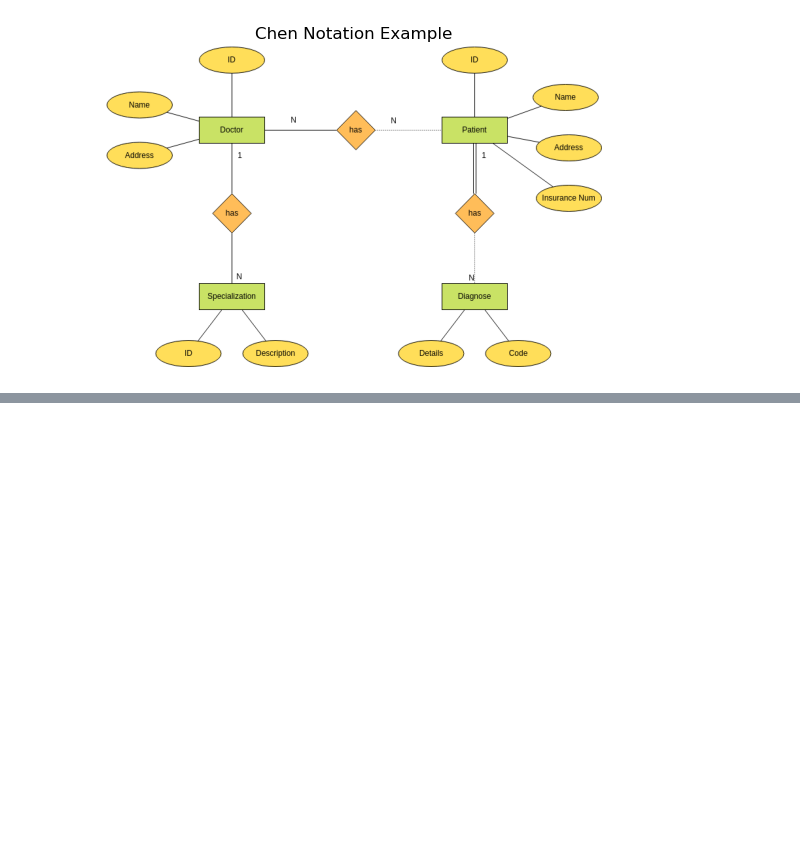
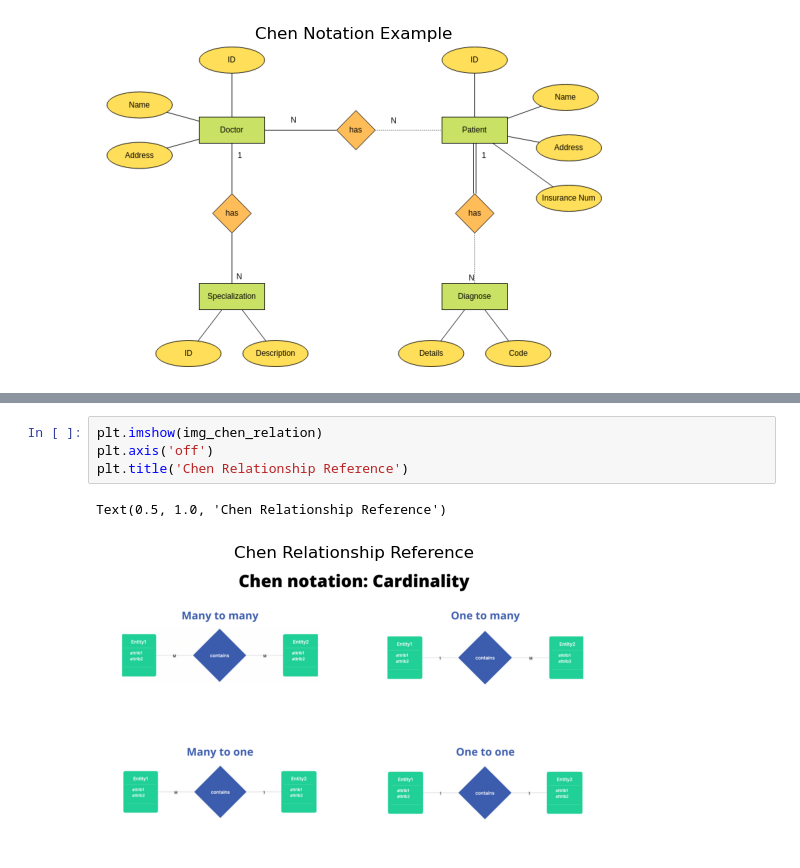
Before and after one commit to Trevor-Amadeus-Fingland/analytics-engineering-notes, a Jupyter notebook: analytics_engineering_folder/udemy-notes.ipynb, the cells around one changed output, grey strips where cells are left out. Cells and saved outputs as stored; diff of their text form; blank space fills up the shorter version.

```diff
--- a/analytics_engineering_folder/udemy-notes.ipynb
+++ b/analytics_engineering_folder/udemy-notes.ipynb
@@ -232,0 +264,7 @@ Text(0.5, 1.0, 'Chen Notation Example')
+# %%
+plt.imshow(img_chen_relation)
+plt.axis('off')
+plt.title('Chen Relationship Reference')
+# %% [output]
+Text(0.5, 1.0, 'Chen Relationship Reference')
+[figure, added]
```
Also changed, not shown: parts of 7 cells of this notebook.
